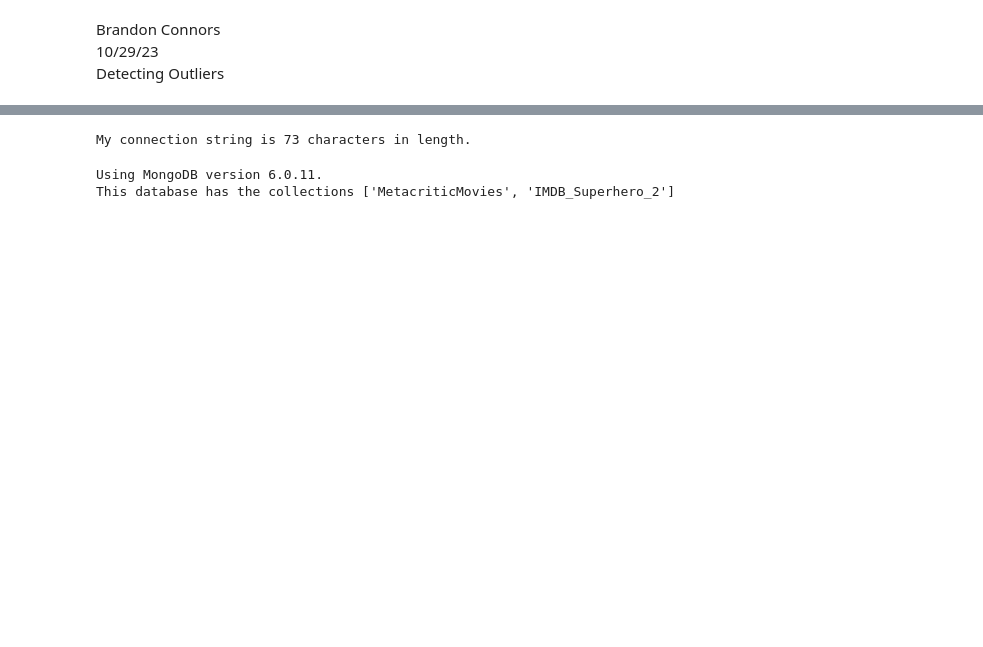
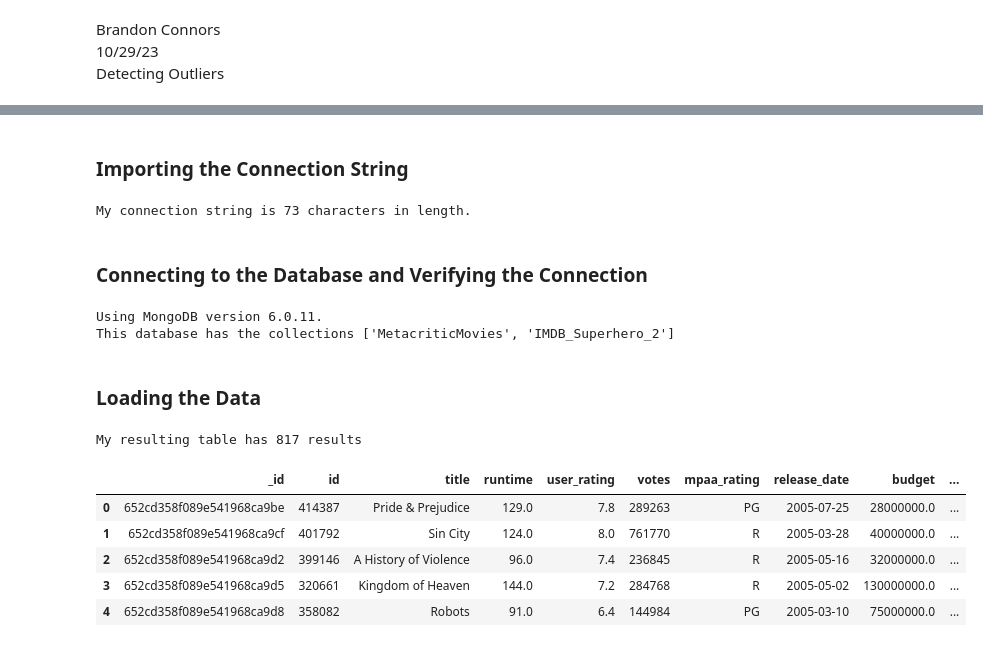
Before and after one commit to brandon-connors/DA-320, a Jupyter notebook: Connors - Detecting Outliers.ipynb, the cells around one changed output, grey strips where cells are left out. Cells and saved outputs as stored; diff of their text form; code cells hidden in the pictures; blank space fills up the shorter version.

```diff
--- a/Connors - Detecting Outliers.ipynb
+++ b/Connors - Detecting Outliers.ipynb
@@ -11,6 +20,8 @@ Requirement already satisfied: dnspython<3.0.0,>=1.16.0 in c:\users\simki\appdat
 Note: you may need to restart the kernel to use updated packages.
 [notice] A new release of pip is available: 23.2.1 -> 23.3.1
 [notice] To update, run: python.exe -m pip install --upgrade pip
+# %% [markdown]
+### Importing the Connection String
 # %%
 
 import json
@@ -26,4 +37,6 @@ with open('D:\\School\\Fall 2023\\secrets.json') as d:
 print(f"My connection string is {len(connectionString)} characters in length.")
 # %% [output]
 My connection string is 73 characters in length.
+# %% [markdown]
+### Connecting to the Database and Verifying the Connection
 # %%
@@ -45,3 +60,33 @@ print(f"This database has the collections {allCollections}")
 # %% [output]
 Using MongoDB version 6.0.11.
 This database has the collections ['MetacriticMovies', 'IMDB_Superhero_2']
+# %% [markdown]
+### Loading the Data
+# %%
+# Again, here I copied the code from the professor and modified it to extract just a single year's worth of data
+
+import pandas as pd
+import re
+
+# Here I've got the query developed in MongoDB Compass and then exported to Python code using the export function
+query = {'release_date': re.compile(r"2005")}
+
+# Execute this query and produce a cursor
+cursor = da320_database["IMDB_Superhero_2"].find(query)
+
+# Convert this information into a Pandas dataframe
+imdb = pd.DataFrame(cursor)
+
+# Checking the number of results
+print(f"My resulting table has {len(imdb.id)} results")
+
+# Make sure we've read the information correctly
+imdbFinal.head()
+# %% [output]
+My resulting table has 817 results
+|  | _id | id | title | runtime | user_rating | votes | mpaa_rating | release_date | budget | ... |
+| 0 | 652cd358f089e541968ca9be | 414387 | Pride & Prejudice | 129.0 | 7.8 | 289263 | PG | 2005-07-25 | 28000000.0 | ... |
+| 1 | 652cd358f089e541968ca9cf | 401792 | Sin City | 124.0 | 8.0 | 761770 | R | 2005-03-28 | 40000000.0 | ... |
+| 2 | 652cd358f089e541968ca9d2 | 399146 | A History of Violence | 96.0 | 7.4 | 236845 | R | 2005-05-16 | 32000000.0 | ... |
+| 3 | 652cd358f089e541968ca9d5 | 320661 | Kingdom of Heaven | 144.0 | 7.2 | 284768 | R | 2005-05-02 | 130000000.0 | ... |
+| 4 | 652cd358f089e541968ca9d8 | 358082 | Robots | 91.0 | 6.4 | 144984 | PG | 2005-03-10 | 75000000.0 | ... |
```
Also changed, not shown: parts of 13 cells of this notebook.
